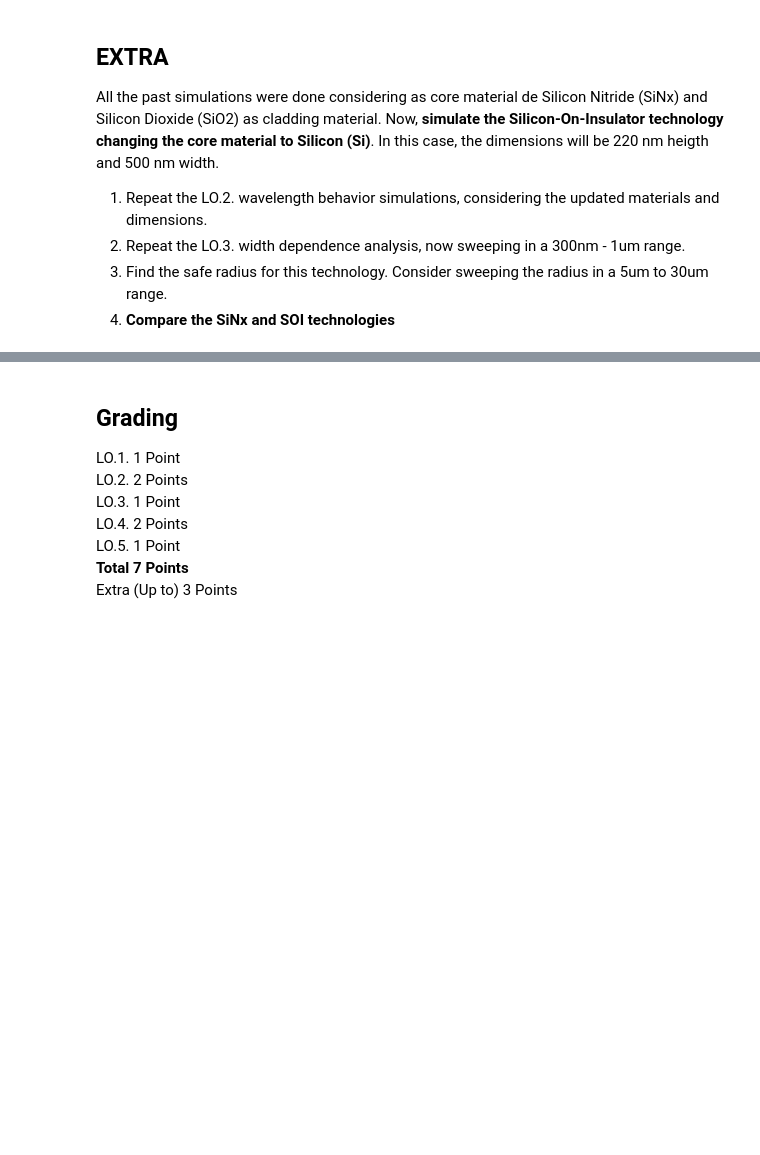
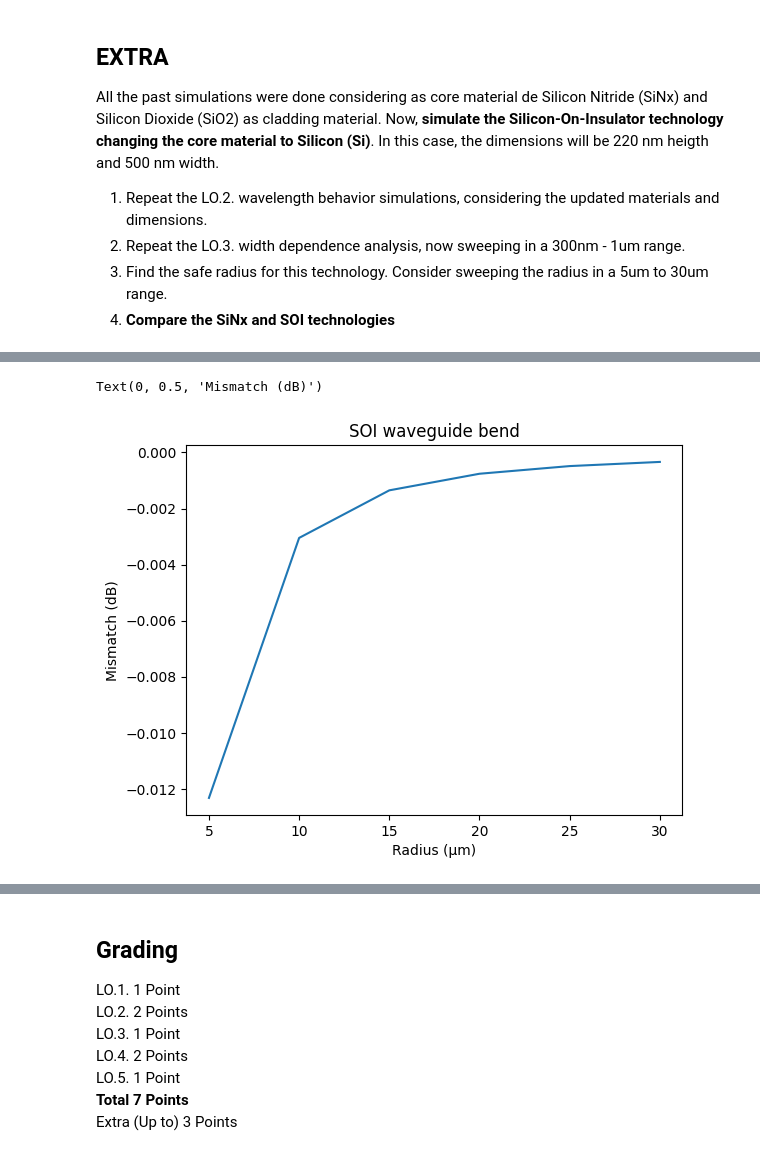
Before and after one commit to Valmaseda10/cifoin-lab1, a Jupyter notebook: WAVEGUIDES_Student.ipynb, the cells around one changed output, grey strips where cells are left out. Drawn from its saved outputs; the diff is of its cells as text; code cells hidden in the pictures; blank space fills up the shorter version.

```diff
--- a/WAVEGUIDES_Student.ipynb
+++ b/WAVEGUIDES_Student.ipynb
@@ -947,0 +781,12 @@ Conclusions:
+# %%
+radii_soi = np.arange(5.0, 35, 5)  # 5 to 30um range
+
+mismatch_soi = gt.modes.sweep_bend_mismatch(soi_bend_1550, radii_soi)
+
+plt.plot(radii_soi, 10 * np.log10(mismatch_soi))
+plt.title("SOI waveguide bend")
+plt.xlabel("Radius (μm)")
+plt.ylabel("Mismatch (dB)")
+# %% [output]
+Text(0, 0.5, 'Mismatch (dB)')
+[figure, added]
```
Also changed, not shown: parts of 18 cells of this notebook, 2 other files.
